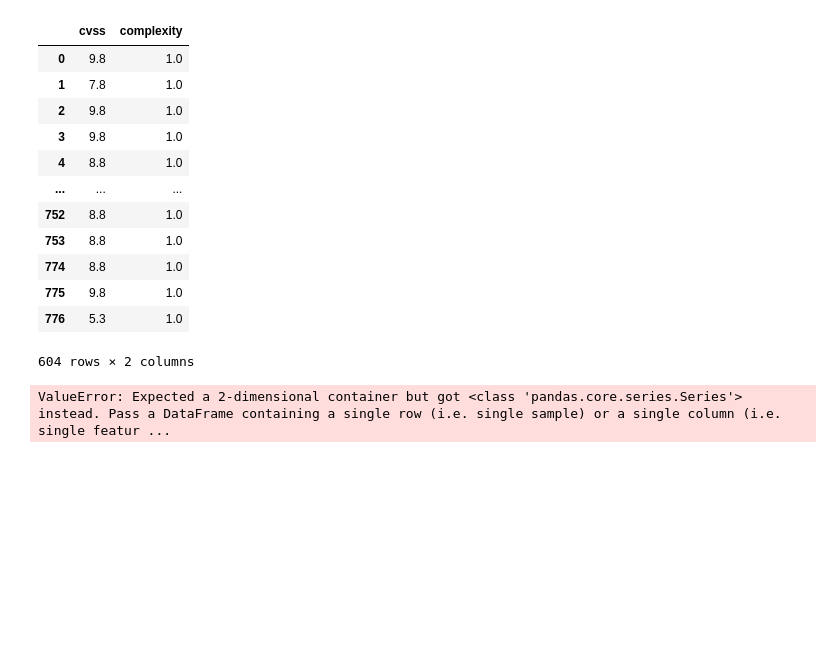
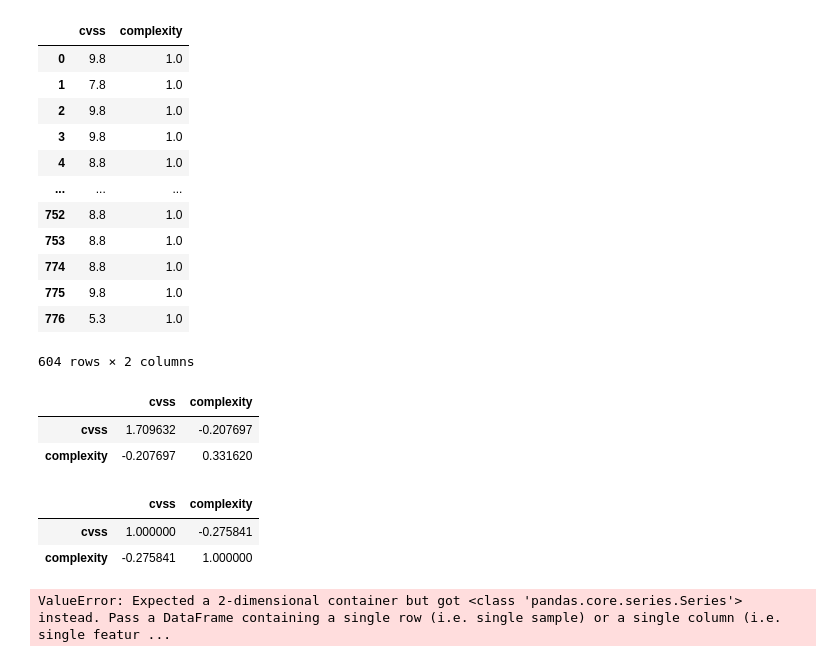
Before and after one commit to S10241798/AITT, a Jupyter notebook: AITT Assignment.ipynb, the cells around one changed output. Cells and saved outputs as stored; diff of their text form; code cells hidden in the pictures; blank space fills up the shorter version.

```diff
--- a/AITT Assignment.ipynb
+++ b/AITT Assignment.ipynb
@@ -161,6 +161,18 @@ df_clean
 | 775 | 9.8 | 1.0 |
 | 776 | 5.3 | 1.0 |
 604 rows × 2 columns
+# %%
+df_clean.cov()
+# %% [output]
+|  | cvss | complexity |
+| cvss | 1.709632 | -0.207697 |
+| complexity | -0.207697 | 0.331620 |
+# %%
+df_clean.corr()
+# %% [output]
+|  | cvss | complexity |
+| cvss | 1.000000 | -0.275841 |
+| complexity | -0.275841 | 1.000000 |
 # %%
 x = df_clean['complexity']
 y = df_clean['cvss']
```
